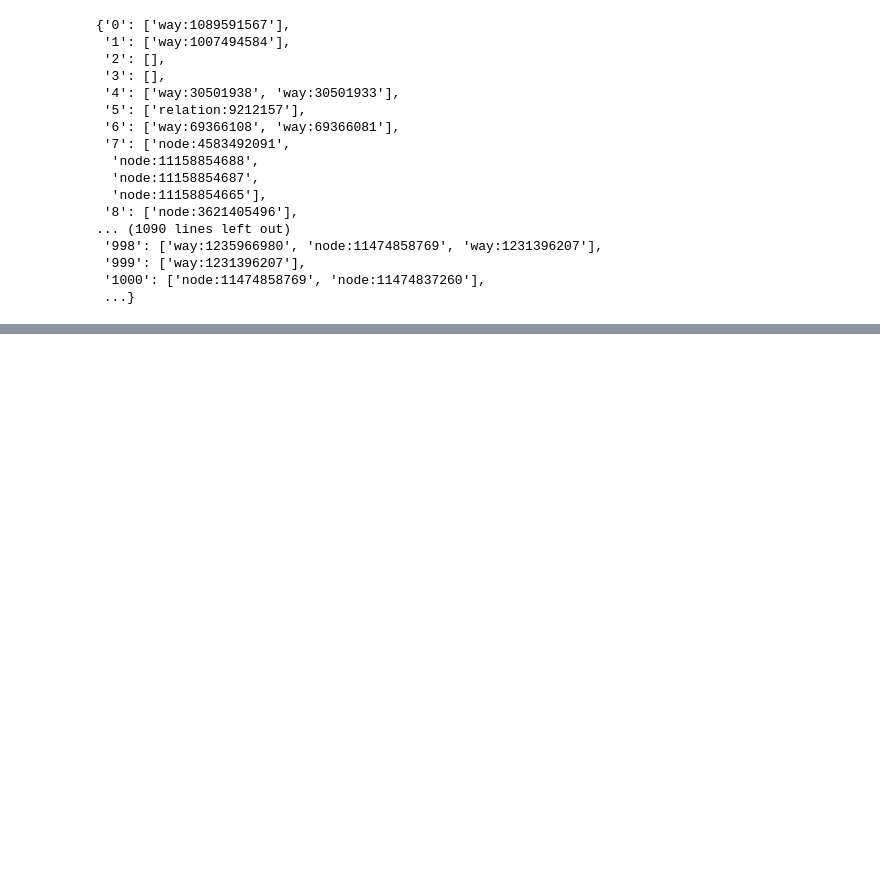
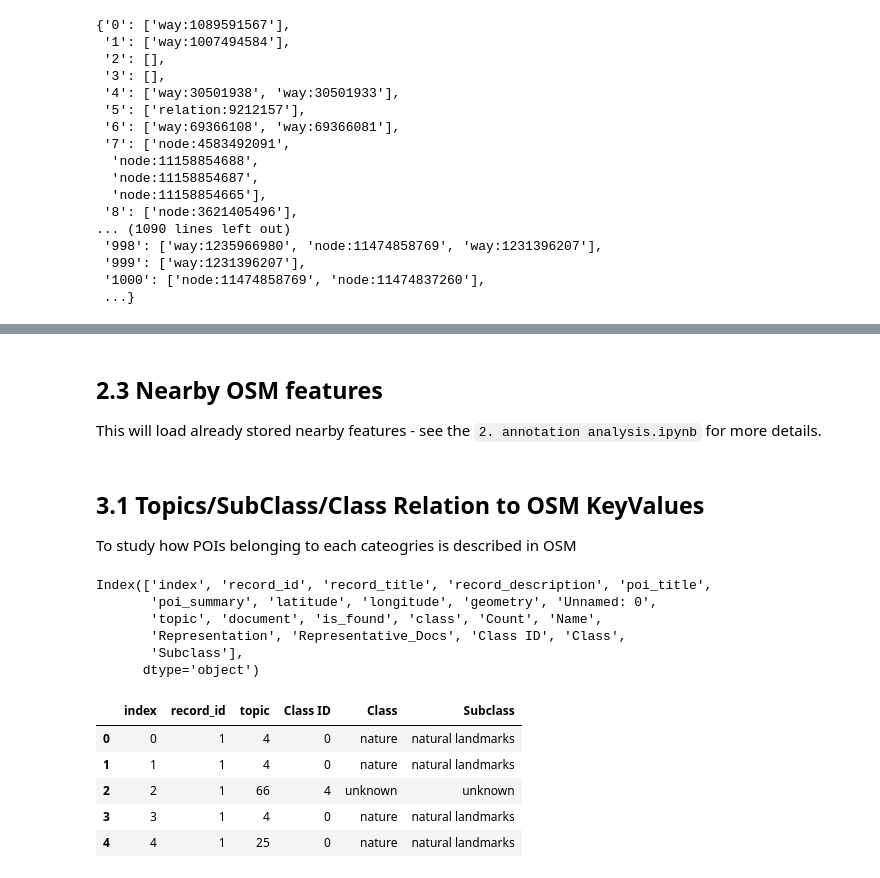
Before and after one commit to hamzeiehsan/leisure-walking-analysis, a Jupyter notebook: 4. final analysis.ipynb, the cells around one changed output, grey strips where cells are left out. Saved outputs shown, nothing was run; the diff lists cells and outputs as text; code cells hidden in the pictures; blank space fills up the shorter version.

```diff
--- a/4. final analysis.ipynb
+++ b/4. final analysis.ipynb
@@ -254,2 +284,5 @@ else:
+# %% [markdown]
+## 2.3 Nearby OSM features
+This will load already stored nearby features - see the `2. annotation analysis.ipynb` for more details.
 # %%
 # load nearby features:
@@ -267,0 +308,29 @@ def get_osm_pois_nearby(poi_keys):
+# %% [markdown]
+## 3.1 Topics/SubClass/Class Relation to OSM KeyValues
+
+To study how POIs belonging to each cateogries is described in OSM
+# %%
+detailed_df.columns
+# %% [output]
+Index(['index', 'record_id', 'record_title', 'record_description', 'poi_title',
+       'poi_summary', 'latitude', 'longitude', 'geometry', 'Unnamed: 0',
+       'topic', 'document', 'is_found', 'class', 'Count', 'Name',
+       'Representation', 'Representative_Docs', 'Class ID', 'Class',
+       'Subclass'],
+      dtype='object')
+# %%
+filtered_df = detailed_df[['index', 'record_id', 'topic', 'Class ID', 'Class', 'Subclass']]
+filtered_df.head()
+# 4 concepts are captured about POIs in this dataframe
+# Points of interest: index column
+    # 1. Leisure walk: record_id column
+    # 2. detailed topic: topic column
+    # 3. Sub-class (aggregation of topics): Subclass
+    # 4. Class (aggregation of subclasses): Class
+# %% [output]
+|  | index | record_id | topic | Class ID | Class | Subclass |
+| 0 | 0 | 1 | 4 | 0 | nature | natural landmarks |
+| 1 | 1 | 1 | 4 | 0 | nature | natural landmarks |
+| 2 | 2 | 1 | 66 | 4 | unknown | unknown |
+| 3 | 3 | 1 | 4 | 0 | nature | natural landmarks |
+| 4 | 4 | 1 | 25 | 0 | nature | natural landmarks |
```
Also changed, not shown: parts of 14 cells of this notebook.
